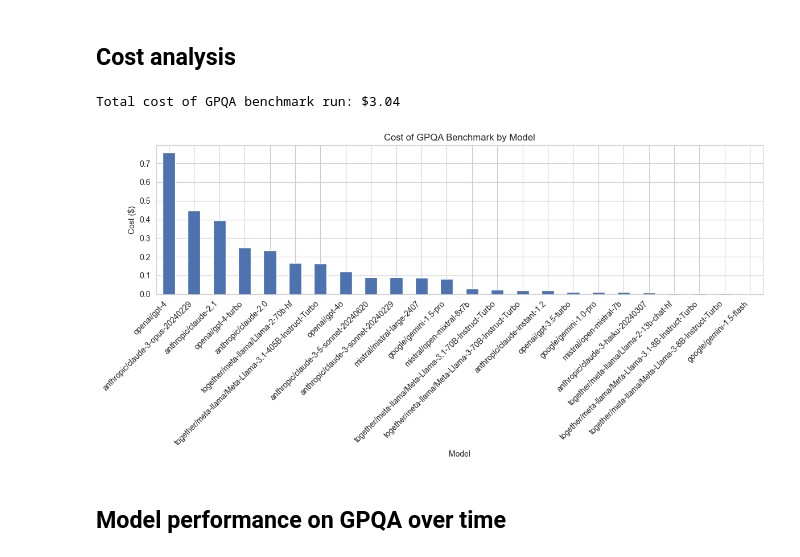
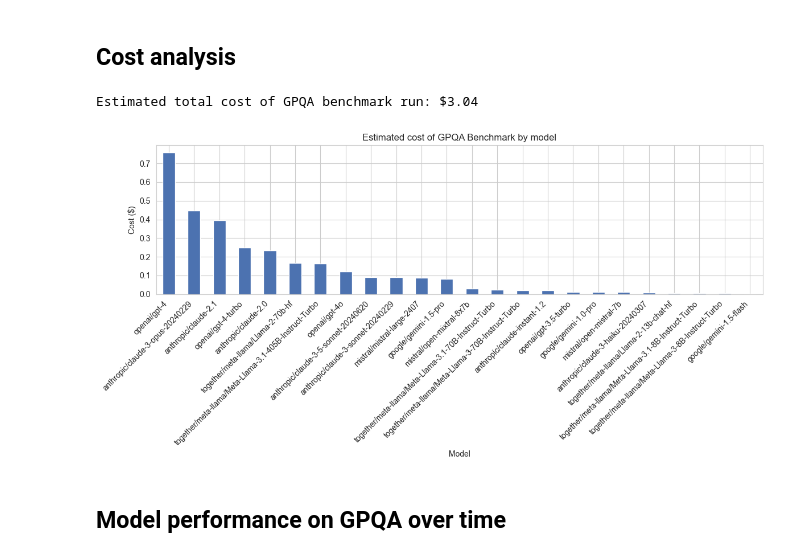
Before and after one commit to lennijusten/biology-benchmarks, a Jupyter notebook: results/gpqa-biology-no-rag/analysis.ipynb, the cells around one changed output. Cells and saved outputs as stored; diff of their text form; code cells hidden in the pictures.

```diff
--- a/results/gpqa-performance-no-rag/analysis.ipynb
+++ b/results/gpqa-biology-no-rag/analysis.ipynb
@@ -169,24 +169,24 @@ gpqa_df['cost'] = gpqa_df.apply(calculate_cost, axis=1)
 gpqa_df.to_csv(results_df_path)
 
 total_cost = gpqa_df['cost'].sum()
-print(f"Total cost of GPQA benchmark run: ${total_cost:.2f}")
+print(f"Estimated total cost of GPQA benchmark run: ${total_cost:.2f}")
 # %% [output]
-Total cost of GPQA benchmark run: $3.04
+Estimated total cost of GPQA benchmark run: $3.04
 # %%
 # Cost breakdown by model
 model_costs = gpqa_df.groupby('inspect_model_name')['cost'].sum().sort_values(ascending=False)
 
 # Create a bar plot of costs by model
 plt.figure(figsize=(12, 6))
 model_costs.plot(kind='bar')
-plt.title("Cost of GPQA Benchmark by Model")
+plt.title("Estimated cost of GPQA Benchmark by model")
 plt.xlabel("Model")
 plt.ylabel("Cost ($)")
 plt.xticks(rotation=45, ha='right')
 plt.tight_layout()
 plt.show()
 # %% [output]
-[figure, old version]
+[figure, new version]
 # %% [markdown]
 ## Model performance on GPQA over time
 # %% [markdown]
```
Also changed, not shown: 41 other files.
